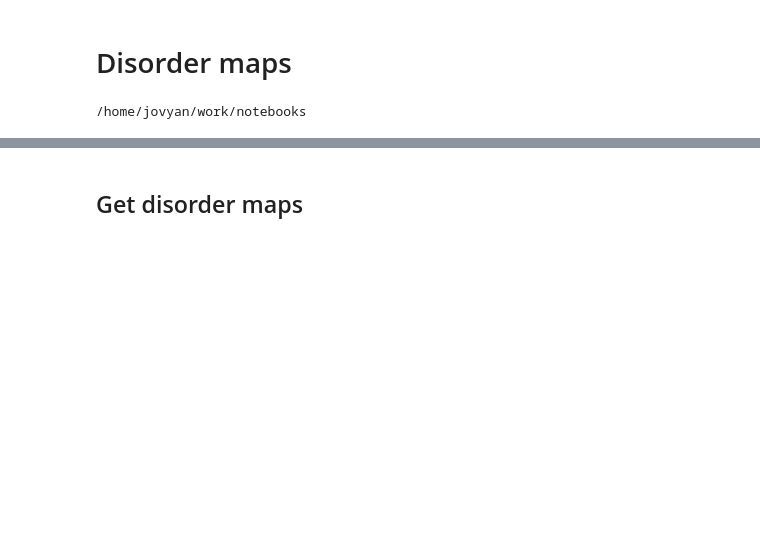
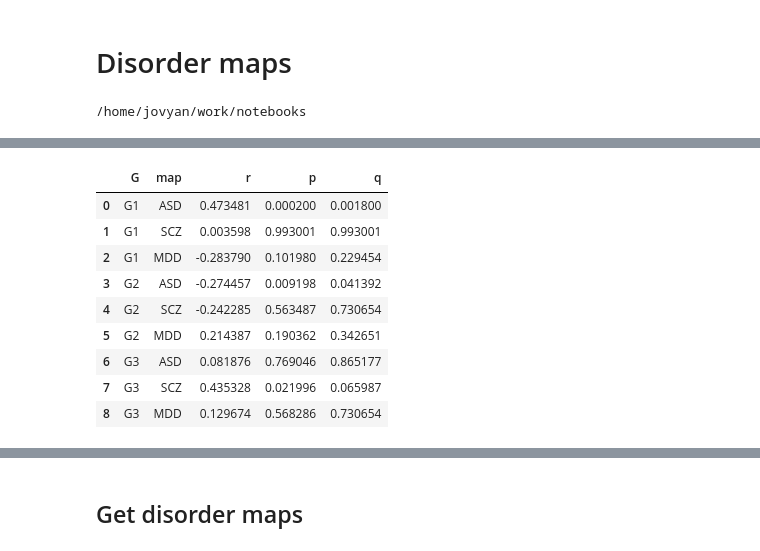
Before and after one commit to richardajdear/AHBA_gradients, a Jupyter notebook: notebooks/disorder_brainchart.ipynb, the cells around one changed output, grey strips where cells are left out. Cells and saved outputs as stored; diff of their text form; code cells hidden in the pictures; blank space fills up the shorter version.

```diff
--- a/notebooks/disorder_brainchart.ipynb
+++ b/notebooks/disorder_brainchart.ipynb
@@ -22,0 +31,21 @@ from gradientVersion import *
+# %%
+brainchart_maps = get_disorder_maps().loc[:,['ASD','SCZ','MDD']].apply(lambda x: (x-np.mean(x))/np.std(x))
+# %%
+dk_scores = dm_hcp_3d_ds5.score_in_dk()
+# %%
+dk_null_grads = np.load(f"../outputs/permutations/hcp_3d_ds5_spin_5000_in_dk.npy")
+# %%
+corrs = get_corrs(dk_scores, brainchart_maps, method='pearson')
+brainchart_null_p = corr_nulls_from_grads(dk_null_grads, dk_scores, brainchart_maps, method='pearsonr')
+brainchart_null_p
+# %% [output]
+|  | G | map | r | p | q |
+| 0 | G1 | ASD | 0.473481 | 0.000200 | 0.001800 |
+| 1 | G1 | SCZ | 0.003598 | 0.993001 | 0.993001 |
+| 2 | G1 | MDD | -0.283790 | 0.101980 | 0.229454 |
+| 3 | G2 | ASD | -0.274457 | 0.009198 | 0.041392 |
+| 4 | G2 | SCZ | -0.242285 | 0.563487 | 0.730654 |
+| 5 | G2 | MDD | 0.214387 | 0.190362 | 0.342651 |
+| 6 | G3 | ASD | 0.081876 | 0.769046 | 0.865177 |
+| 7 | G3 | SCZ | 0.435328 | 0.021996 | 0.065987 |
+| 8 | G3 | MDD | 0.129674 | 0.568286 | 0.730654 |
```
Also changed, not shown: parts of 5 cells of this notebook, 36 other files.
